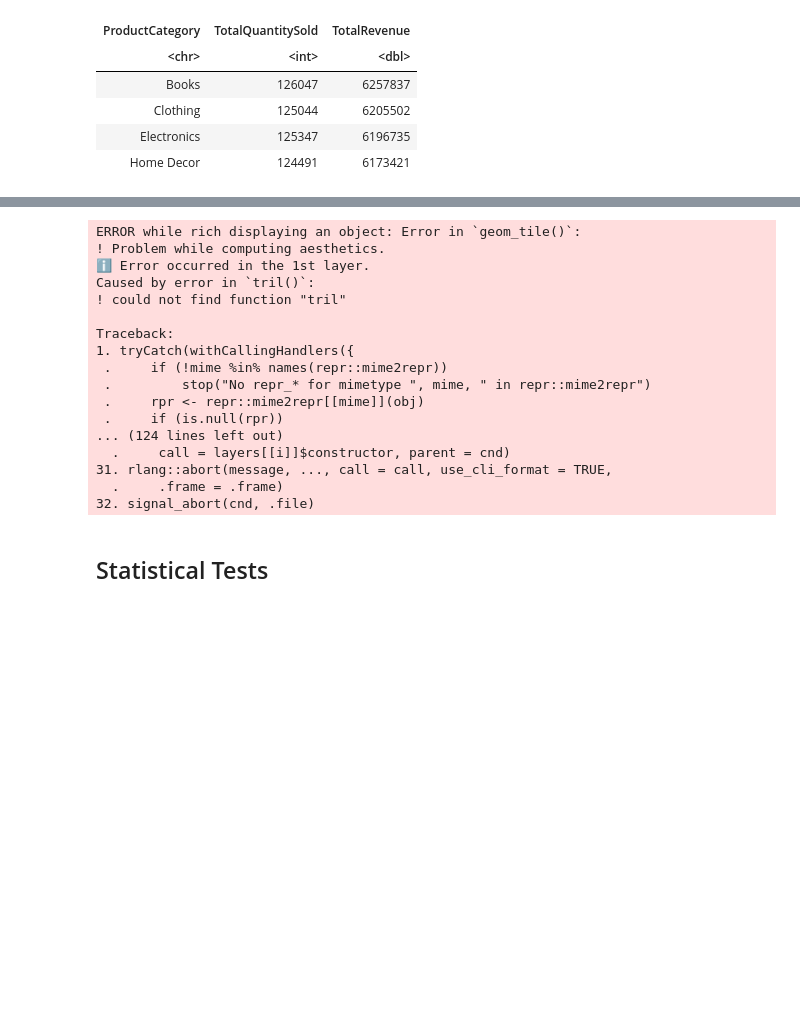
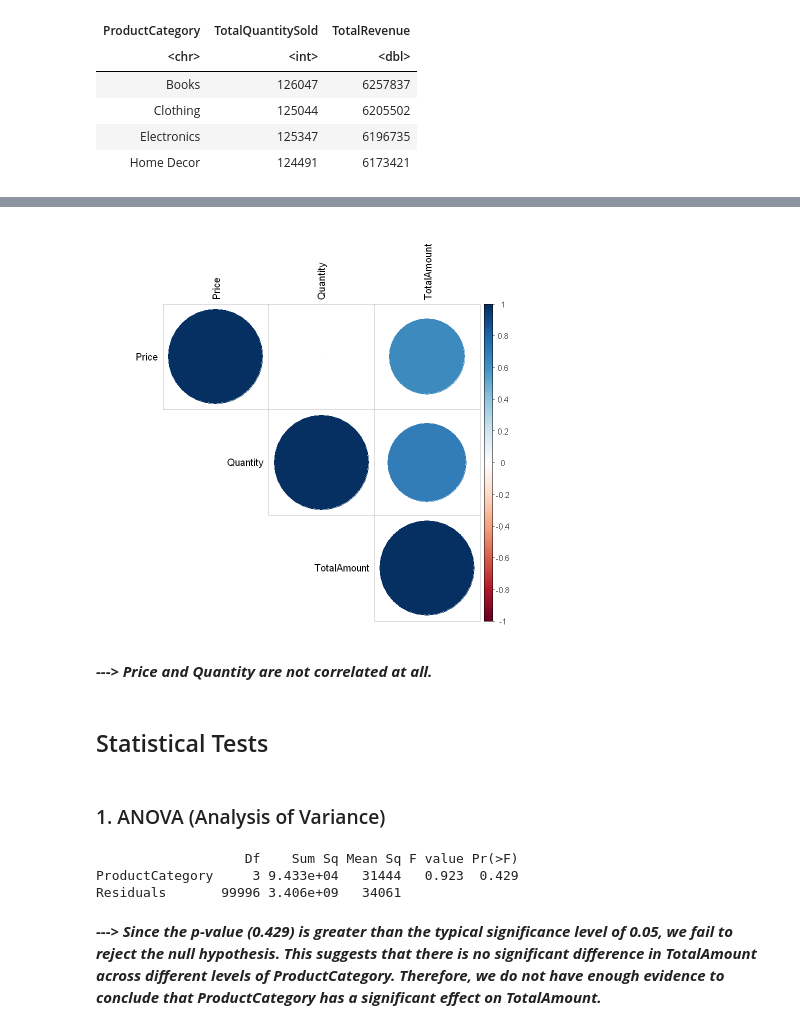
Before and after one commit to Harounnn/Statistical-Analysis-using-R, a Jupyter notebook: notebook.ipynb, the cells around one changed output, grey strips where cells are left out. Drawn from its saved outputs; the diff is of its cells as text; code cells hidden in the pictures; blank space fills up the shorter version.

```diff
--- a/notebook.ipynb
+++ b/notebook.ipynb
@@ -280,27 +300,19 @@ A matrix: 4 × 4 of type dbl
-# %%
-ggplot(data = as.data.frame(correlation_matrix), aes(x = rownames(correlation_matrix), y = colnames(correlation_matrix), fill = tril(correlation_matrix))) +
-  geom_tile(color = "white") +
-  scale_fill_gradient(low = "blue", high = "red") +
-  theme_bw() +
-  labs(title = "Correlation Matrix", x = "", y = "") +
-  coord_fixed()
-# %% [output]
-ERROR while rich displaying an object: Error in `geom_tile()`:
-! Problem while computing aesthetics.
-ℹ Error occurred in the 1st layer.
-Caused by error in `tril()`:
-! could not find function "tril"
-
-Traceback:
-1. tryCatch(withCallingHandlers({
- .     if (!mime %in% names(repr::mime2repr))
- .         stop("No repr_* for mimetype ", mime, " in repr::mime2repr")
- .     rpr <- repr::mime2repr[[mime]](obj)
- .     if (is.null(rpr))
-... (124 lines left out)
-  .     call = layers[[i]]$constructor, parent = cnd)
-31. rlang::abort(message, ..., call = call, use_cli_format = TRUE,
-  .     .frame = .frame)
-32. signal_abort(cnd, .file)
+# %%
+corrplot(correlation_matrix, method = "circle", type = "upper", tl.col = "black")
+# %% [output]
+[figure, added]
+# %% [markdown]
+***---> Price and Quantity are not correlated at all.***
 # %% [markdown]
 ## Statistical Tests
+# %% [markdown]
+### 1. ANOVA (Analysis of Variance)
+# %%
+anova_result <- aov(TotalAmount ~ ProductCategory, data = data)
+summary(anova_result)
+# %% [output]
+                   Df    Sum Sq Mean Sq F value Pr(>F)
+ProductCategory     3 9.433e+04   31444   0.923  0.429
+Residuals       99996 3.406e+09   34061
+# %% [markdown]
+***---> Since the p-value (0.429) is greater than the typical significance level of 0.05, we fail to reject the null hypothesis. This suggests that there is no significant difference in TotalAmount across different levels of ProductCategory. Therefore, we do not have enough evidence to conclude that ProductCategory has a significant effect on TotalAmount.***
```
Also changed, not shown: parts of 12 cells of this notebook, 1 other file.
